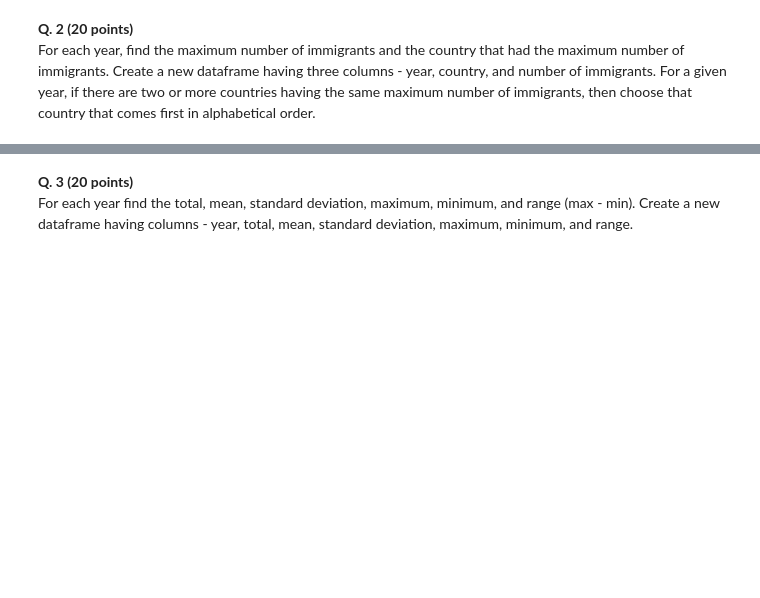
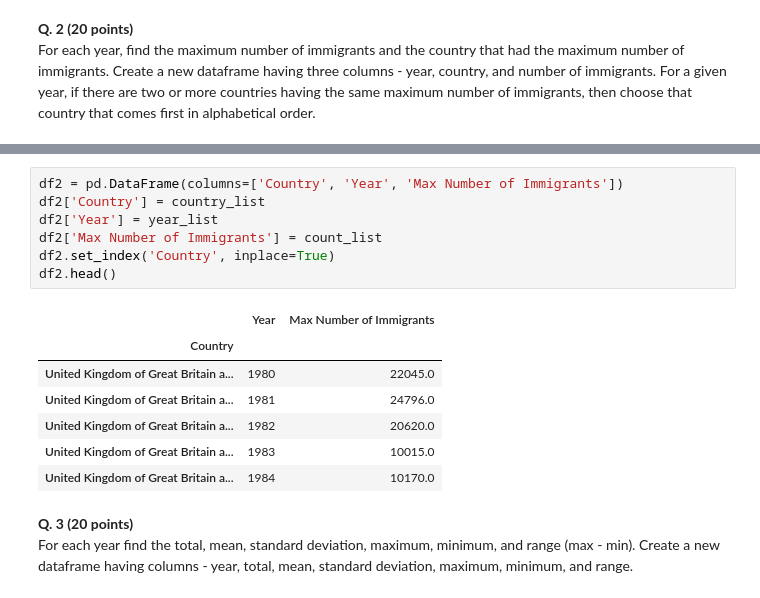
Before and after one commit to dylanxlam/data_visualization_practive, a Jupyter notebook: practice1/HWK1.ipynb, the cells around one changed output, grey strips where cells are left out. Saved outputs shown, nothing was run; the diff lists cells and outputs as text; blank space fills up the shorter version.

```diff
--- a/practice1/HWK1.ipynb
+++ b/practice1/HWK1.ipynb
@@ -103,3 +295,18 @@ For each year, find the maximum number of immigrants and the country that had th
+# %%
+df2 = pd.DataFrame(columns=['Country', 'Year', 'Max Number of Immigrants'])
+df2['Country'] = country_list
+df2['Year'] = year_list
+df2['Max Number of Immigrants'] = count_list
+df2.set_index('Country', inplace=True)
+df2.head()
+# %% [output]
+|  | Year | Max Number of Immigrants |
+| Country |  |  |
+| United Kingdom of Great Britain a... | 1980 | 22045.0 |
+| United Kingdom of Great Britain a... | 1981 | 24796.0 |
+| United Kingdom of Great Britain a... | 1982 | 20620.0 |
+| United Kingdom of Great Britain a... | 1983 | 10015.0 |
+| United Kingdom of Great Britain a... | 1984 | 10170.0 |
 # %% [markdown]
 **Q. 3 (20 points)**
 For each year find the total, mean, standard deviation, maximum, minimum, and range (max - min). Create a new dataframe having columns - year, total, mean, standard deviation, maximum, minimum, and range.
```
Also changed, not shown: parts of 25 cells of this notebook.
